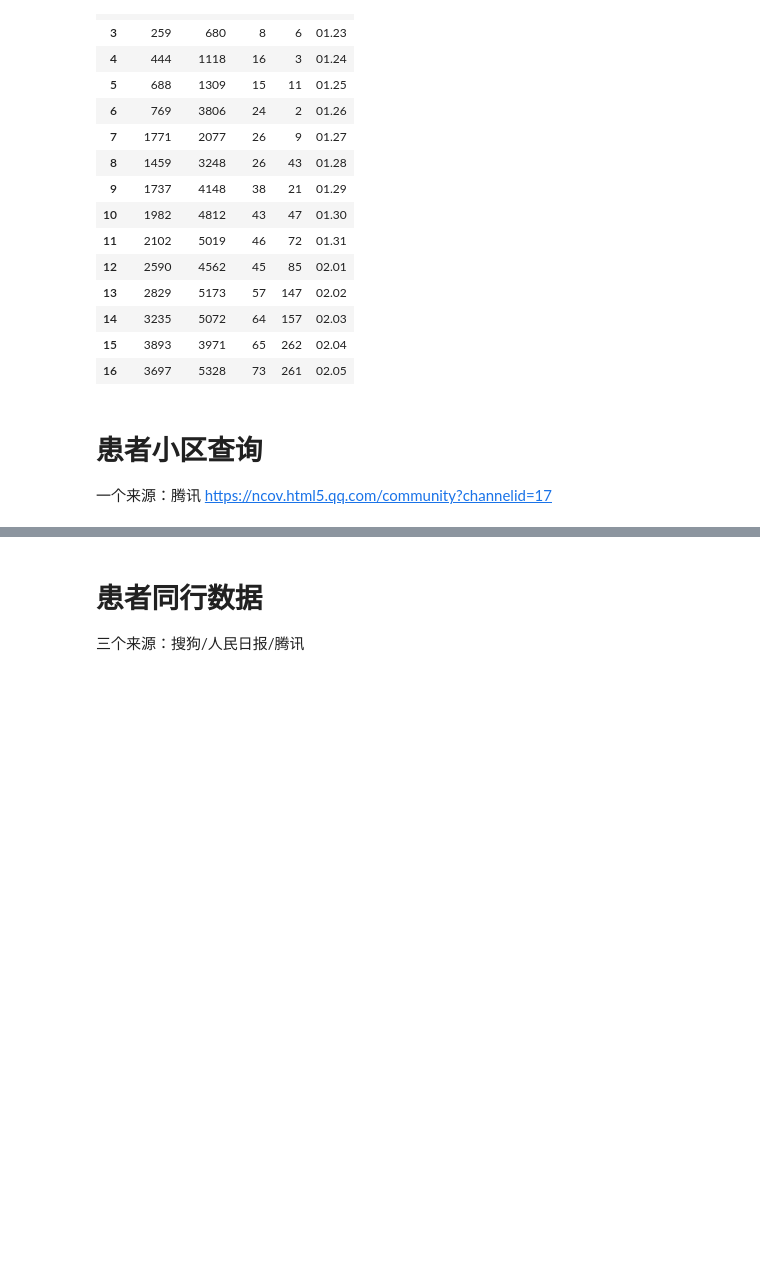
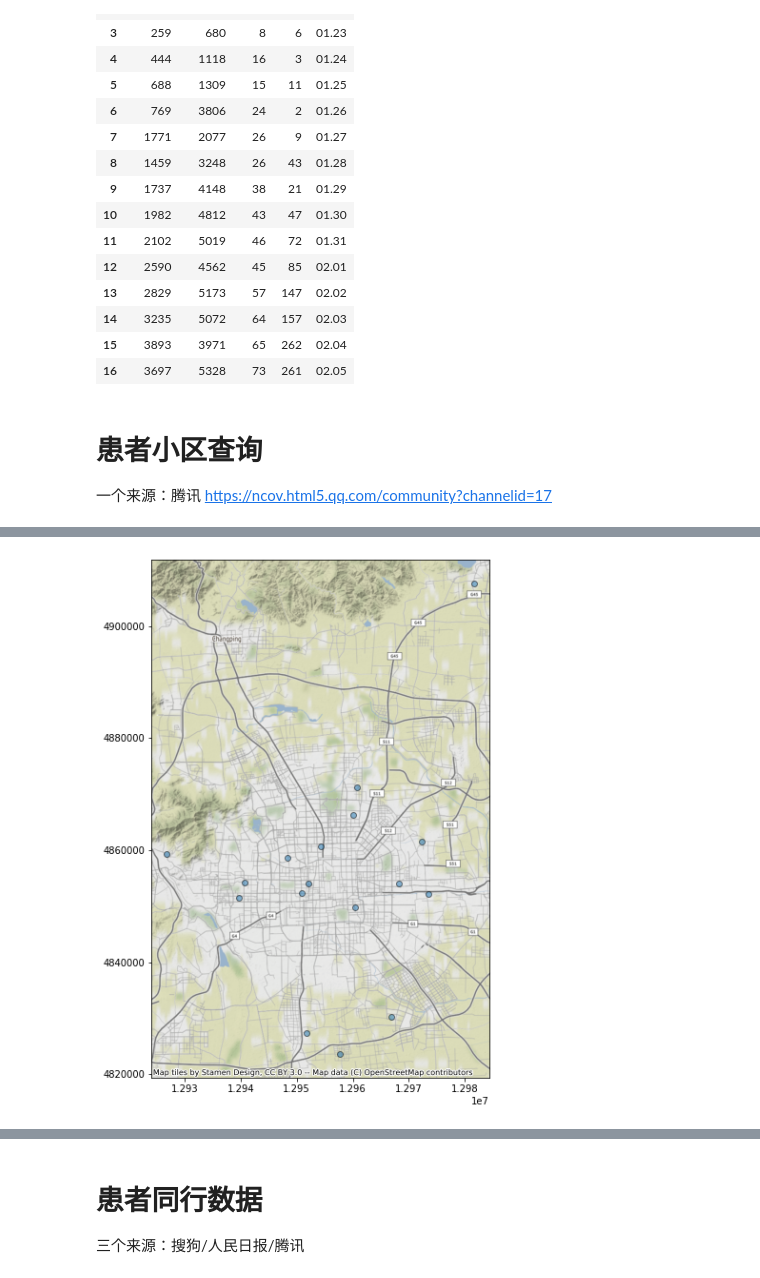
Before and after one commit to leonardzh/nCov2019-data-py, a Jupyter notebook: nCov2019Data.ipynb, the cells around one changed output, grey strips where cells are left out. Saved outputs shown, nothing was run; the diff lists cells and outputs as text; code cells hidden in the pictures; blank space fills up the shorter version.

```diff
--- a/nCov2019Data.ipynb
+++ b/nCov2019Data.ipynb
@@ -278,0 +338,4 @@ updateCommunity()
+# %%
+m_gdf = gdf.loc[gdf['province']=='北京市']
+# %%
+m_gdf.crs = {'init' :'epsg:4326'}
@@ -278,0 +346,2 @@ updateCommunity()
+# %%
+m_gdf = m_gdf.to_crs(epsg=3857)
@@ -278,0 +371,5 @@ updateCommunity()
+# %%
+ax = m_gdf.plot(figsize=(10, 10), alpha=0.5, edgecolor='k')
+ctx.add_basemap(ax)
+# %% [output]
+[figure, added]
```
Also changed, not shown: parts of 9 cells of this notebook.
